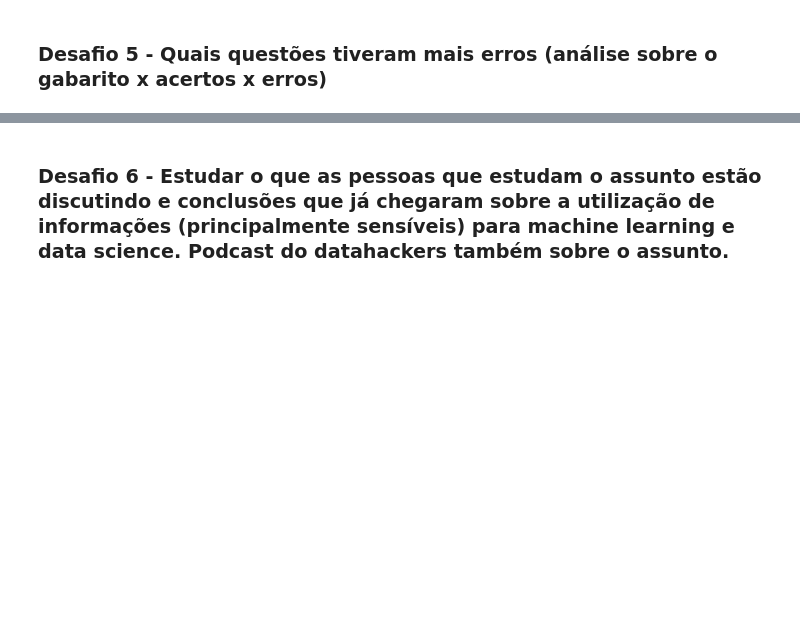
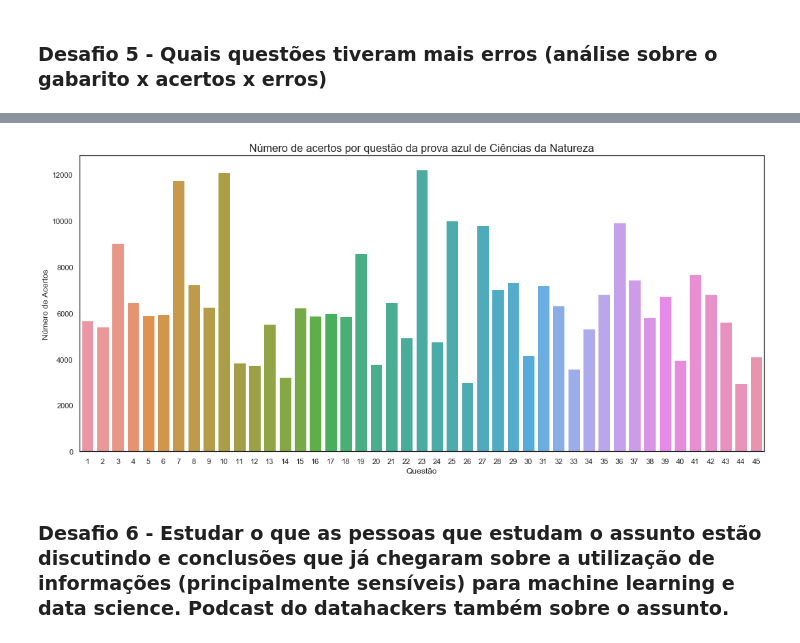
Before and after one commit to mtalaisys/quarentenadados, a Jupyter notebook: QuarentenaDados - Aula 4 e Aula 5.ipynb, the cells around one changed output, grey strips where cells are left out. Cells and saved outputs as stored; diff of their text form; code cells hidden in the pictures; blank space fills up the shorter version.

```diff
--- a/QuarentenaDados - Aula 4 e Aula 5.ipynb
+++ b/QuarentenaDados - Aula 4 e Aula 5.ipynb
@@ -301,0 +316,5 @@ matriz_acertos
+# %%
+total_acertos_por_questao = pd.DataFrame(matriz_acertos.sum())
+# total_acertos_por_questao.reset_index(inplace=True)
+# total_acertos_por_questao.columns = ['Questão', 'Número de Acertos']
+# total_acertos_por_questao['Questão'] = total_acertos_por_questao['Questão'] + 1
@@ -302,3 +330,17 @@ matriz_acertos
+# %%
+sns.set_style("white")
+plt.figure(figsize=(18, 8))
+ax = sns.barplot(x='Questão', y='Número de Acertos', data=total_acertos_por_questao)
+
+ax.set_title('Número de acertos por questão da prova azul de Ciências da Natureza', fontsize=16)
+
+plt.show()
+
+chart = sns.catplot(x="Questão", y="Número de Acertos", kind = "bar", data=total_acertos_por_questao,ci=None,palette='pastel',edgecolor='.7',height=5.5,aspect=2)
+plt.title('Número de acertos por questão da prova azul de Ciências da Natureza',fontsize=16)
+plt.show()
+# %% [output]
+[figure, added]
 # %% [markdown]
 ### Desafio 6 - Estudar o que as pessoas que estudam o assunto estão discutindo e conclusões que já chegaram sobre a utilização de informações (principalmente sensíveis) para machine learning e data science. Podcast do datahackers também sobre o assunto.
 # %% [markdown]
```
Also changed, not shown: parts of 3 cells of this notebook, 1 other file.
